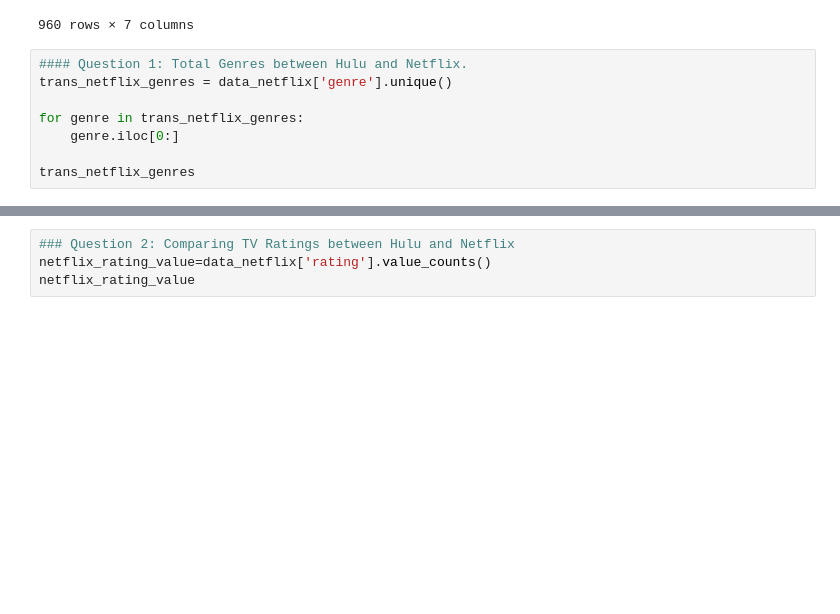
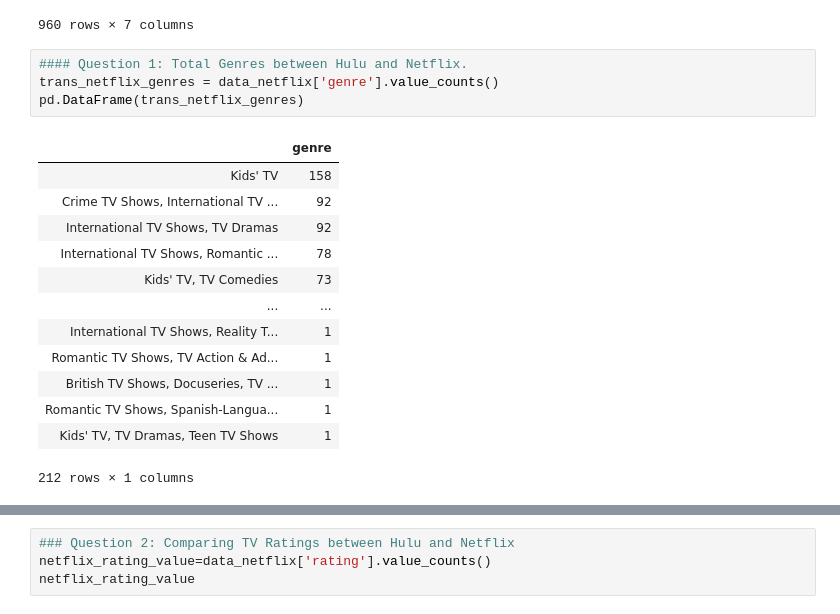
Before and after one commit to amishap79/etl_project, a Jupyter notebook: netflix_vs_hulu_date_added.ipynb, the cells around one changed output, grey strips where cells are left out. Drawn from its saved outputs; the diff is of its cells as text; blank space fills up the shorter version.

```diff
--- a/netflix_vs_hulu_date_added.ipynb
+++ b/netflix_vs_hulu_date_added.ipynb
@@ -112,10 +112,20 @@ data_hulu
 960 rows × 7 columns
 # %%
 #### Question 1: Total Genres between Hulu and Netflix.
-trans_netflix_genres = data_netflix['genre'].unique()
-
-for genre in trans_netflix_genres:
-    genre.iloc[0:]
-
-trans_netflix_genres
+trans_netflix_genres = data_netflix['genre'].value_counts()
+pd.DataFrame(trans_netflix_genres)
+# %% [output]
+|  | genre |
+| Kids' TV | 158 |
+| Crime TV Shows, International TV ... | 92 |
+| International TV Shows, TV Dramas | 92 |
+| International TV Shows, Romantic ... | 78 |
+| Kids' TV, TV Comedies | 73 |
+| ... | ... |
+| International TV Shows, Reality T... | 1 |
+| Romantic TV Shows, TV Action & Ad... | 1 |
+| British TV Shows, Docuseries, TV ... | 1 |
+| Romantic TV Shows, Spanish-Langua... | 1 |
+| Kids' TV, TV Dramas, Teen TV Shows | 1 |
+212 rows × 1 columns
 # %%
```
Also changed, not shown: parts of 1 cell of this notebook.
